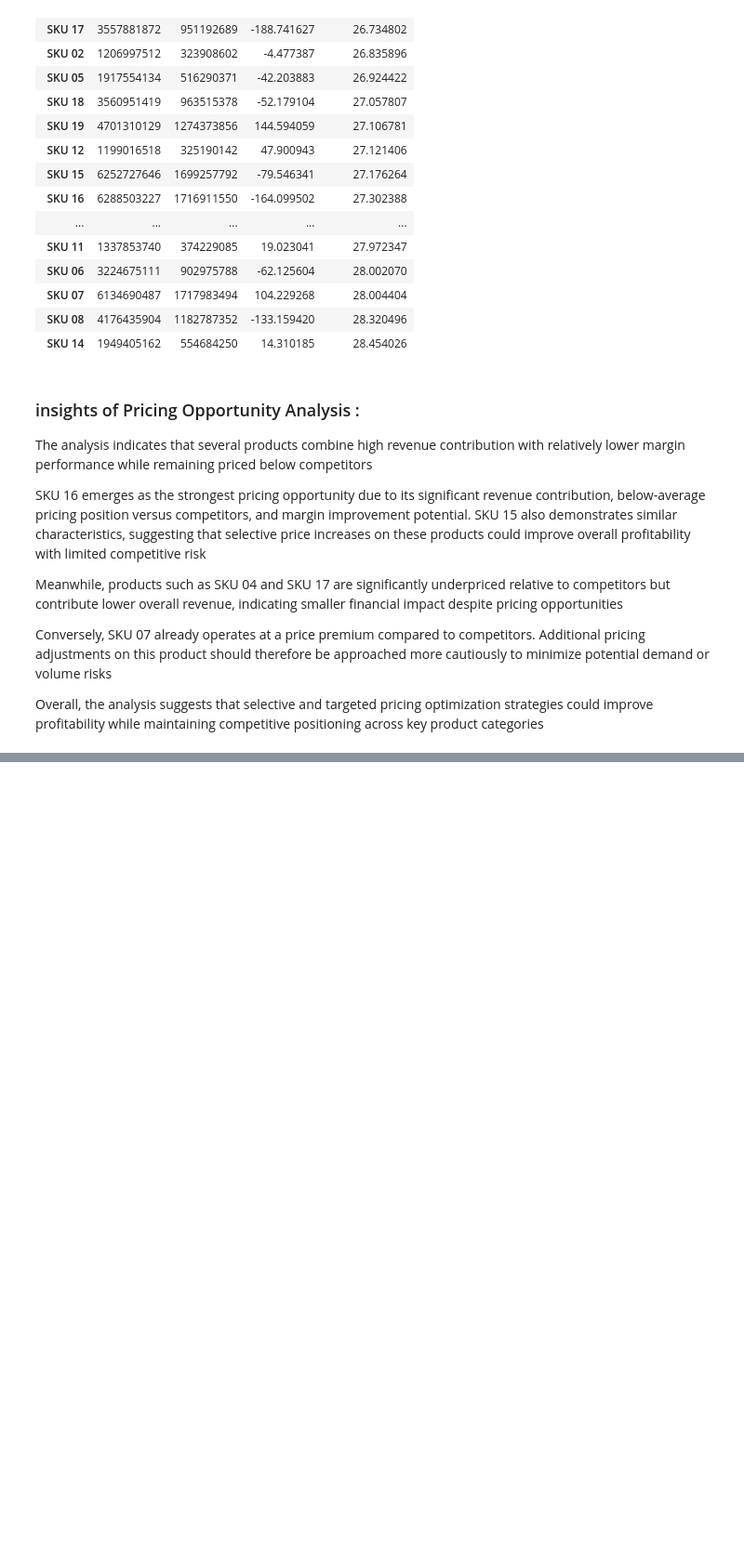
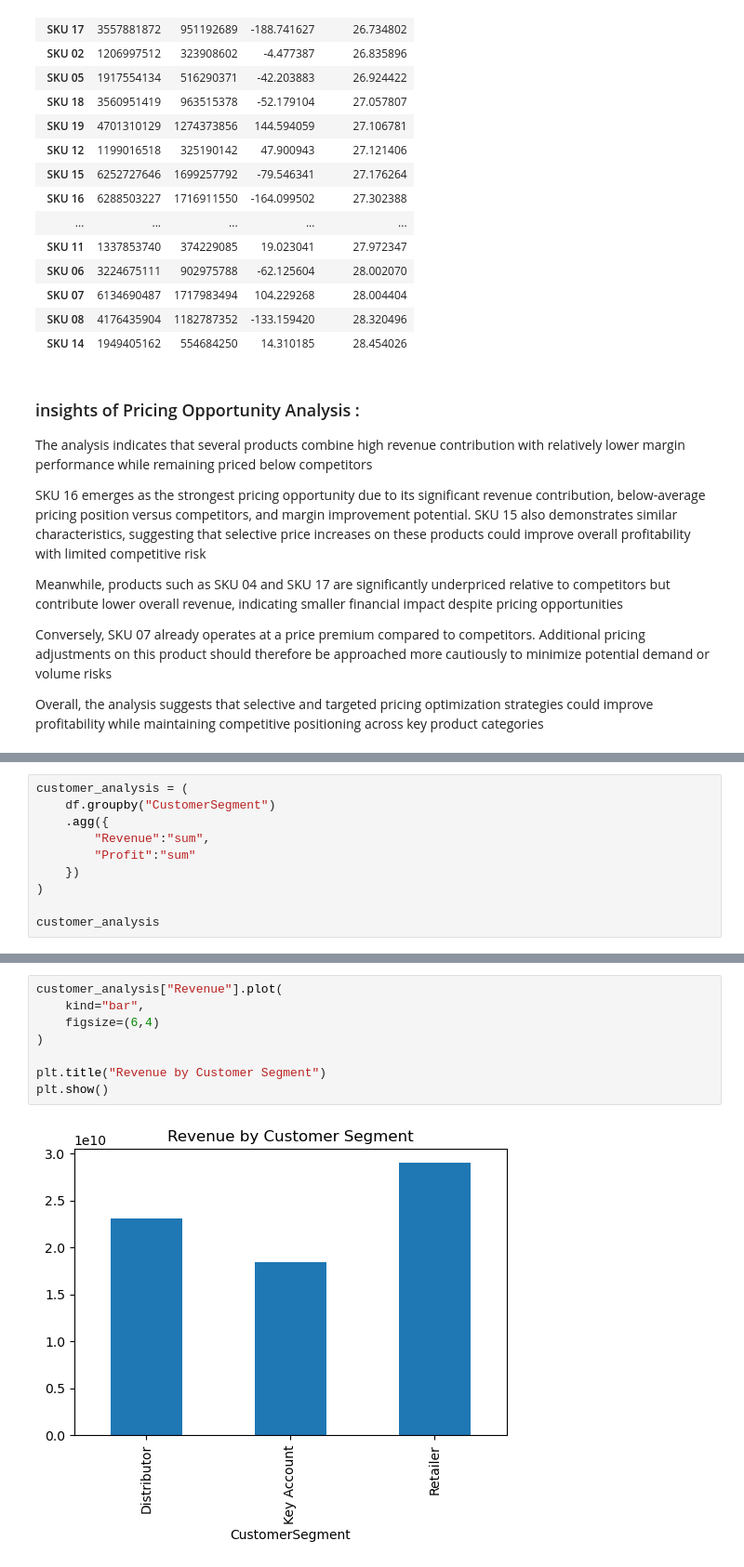
Before and after one commit to sigitsuharyadi88/pricing-optimization-analysis, a Jupyter notebook: notebook/pricing-optimization-analyst.ipynb, the cells around one changed output, grey strips where cells are left out. Shown at 93% size. Saved outputs shown, nothing was run; the diff lists cells and outputs as text; blank space fills up the shorter version.

Commit message:
v3-pricing-analysis

```diff
--- a/notebook/pricing-optimization-analyst.ipynb
+++ b/notebook/pricing-optimization-analyst.ipynb
@@ -275,0 +278,10 @@ Overall, the analysis suggests that selective and targeted pricing optimization
+# %%
+customer_analysis = (
+    df.groupby("CustomerSegment")
+    .agg({
+        "Revenue":"sum",
+        "Profit":"sum"
+    })
+)
+
+customer_analysis
@@ -275,0 +294,10 @@ Overall, the analysis suggests that selective and targeted pricing optimization
+# %%
+customer_analysis["Revenue"].plot(
+    kind="bar",
+    figsize=(6,4)
+)
+
+plt.title("Revenue by Customer Segment")
+plt.show()
+# %% [output]
+[figure, added]
```
Also changed, not shown: parts of 14 cells of this notebook.
